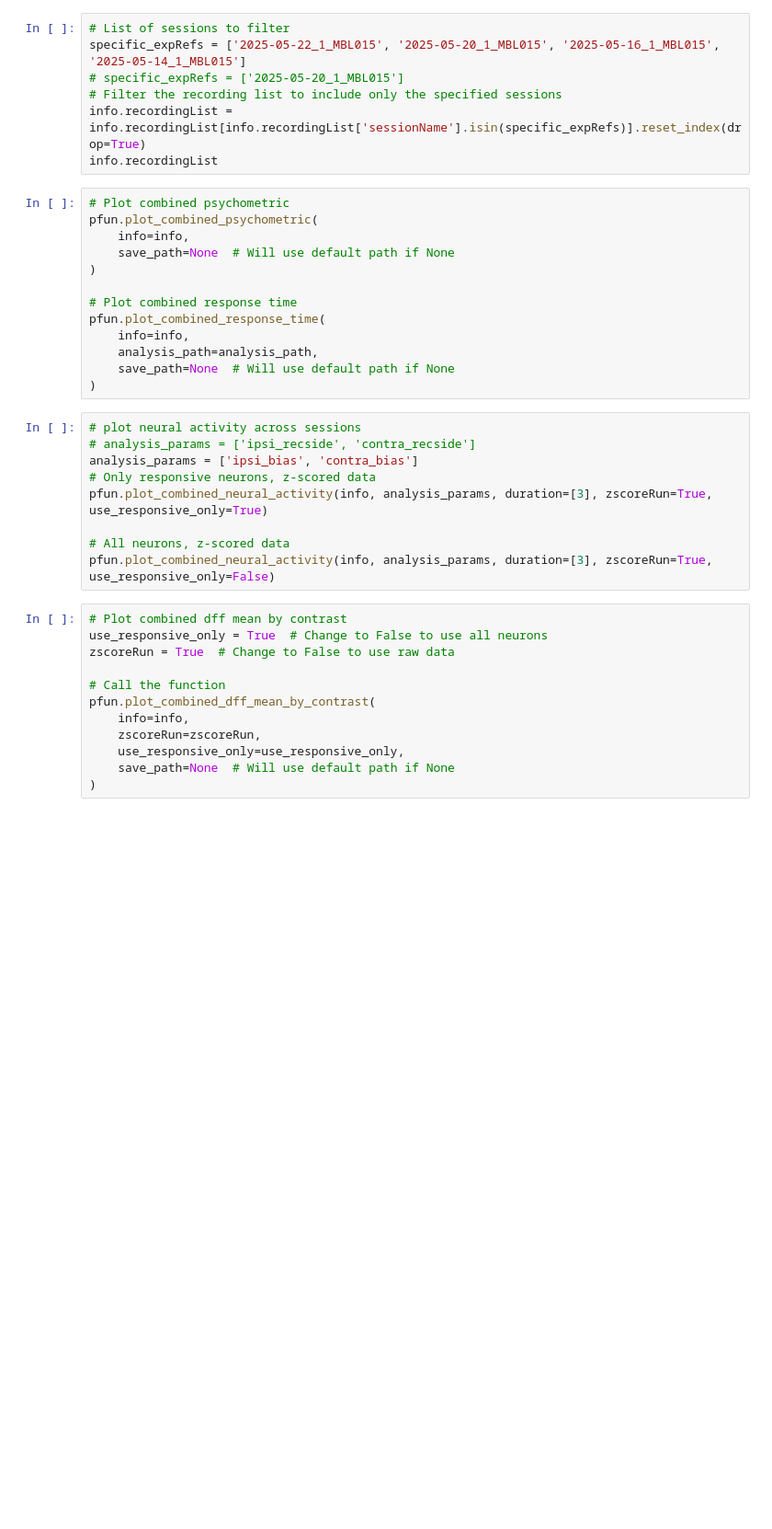
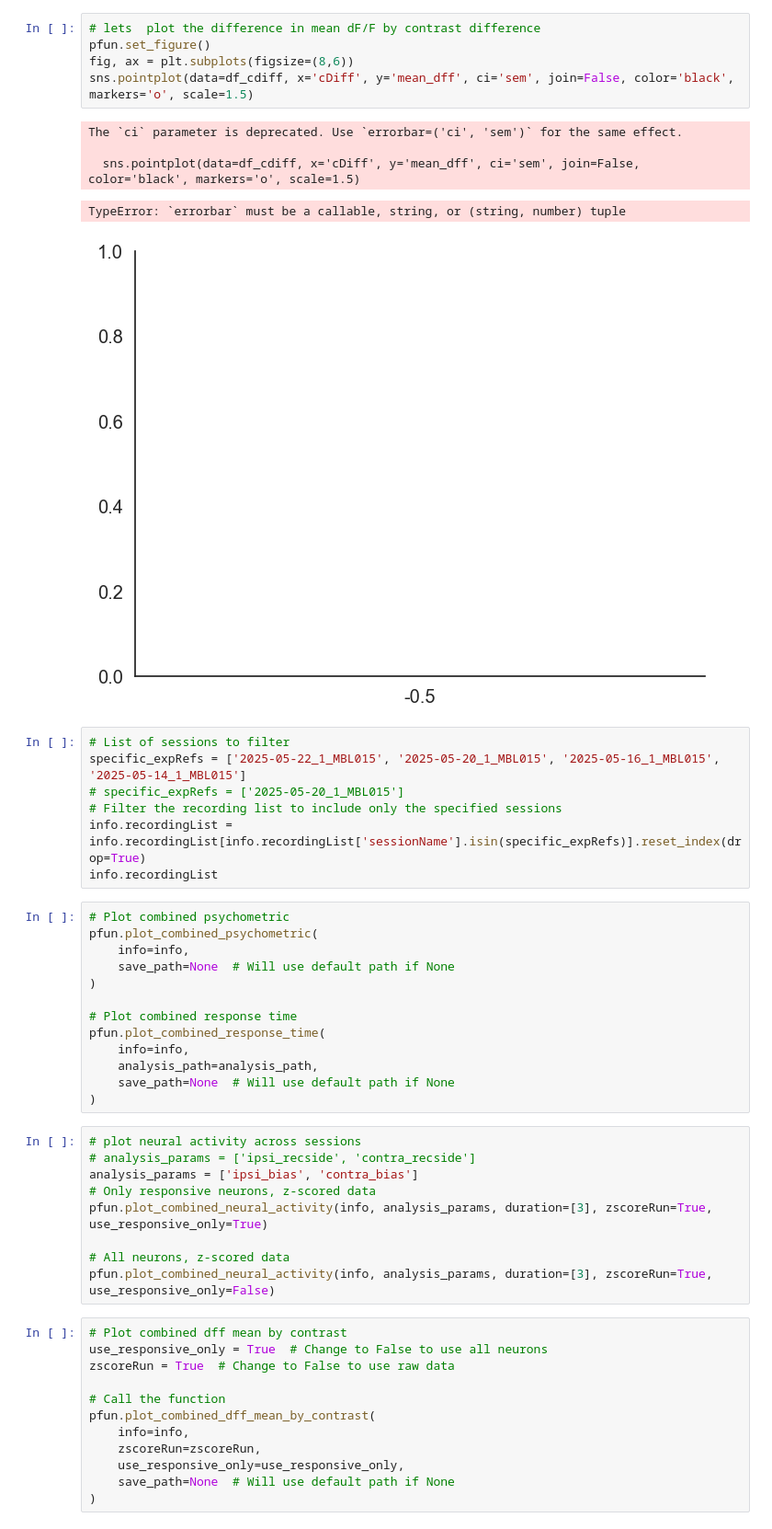
Before and after one commit to huriyeatg/sideBiasLateralisation, a Jupyter notebook: sideBiasLateralisation_combinedanalysis.ipynb, the cells around one changed output. Shown at 92% size. Saved outputs shown, nothing was run; the diff lists cells and outputs as text; blank space fills up the shorter version.

```diff
--- a/sideBiasLateralisation_combinedanalysis.ipynb
+++ b/sideBiasLateralisation_combinedanalysis.ipynb
@@ -29,3 +293,14 @@ info.recordingList
+# %%
+# lets  plot the difference in mean dF/F by contrast difference
+pfun.set_figure()
+fig, ax = plt.subplots(figsize=(8,6))
+sns.pointplot(data=df_cdiff, x='cDiff', y='mean_dff', ci='sem', join=False, color='black', markers='o', scale=1.5)
+# %% [output]
+The `ci` parameter is deprecated. Use `errorbar=('ci', 'sem')` for the same effect.
+
+  sns.pointplot(data=df_cdiff, x='cDiff', y='mean_dff', ci='sem', join=False, color='black', markers='o', scale=1.5)
+TypeError: `errorbar` must be a callable, string, or (string, number) tuple
+[figure, added]
 # %%
 # List of sessions to filter
 specific_expRefs = ['2025-05-22_1_MBL015', '2025-05-20_1_MBL015', '2025-05-16_1_MBL015', '2025-05-14_1_MBL015']
```
Also changed, not shown: parts of 7 cells of this notebook, 4 other files.
